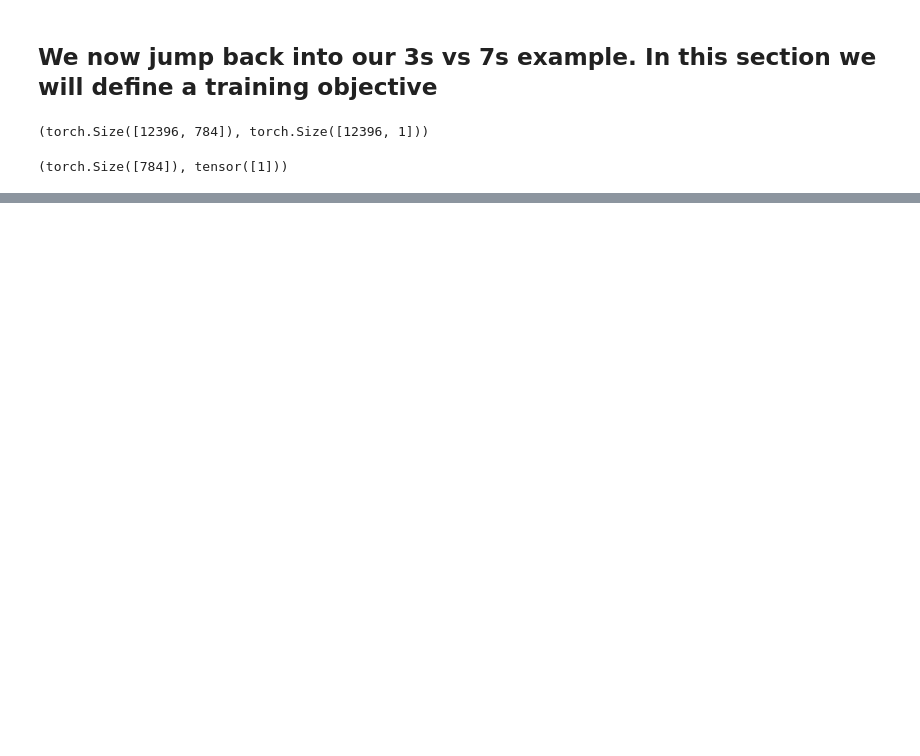
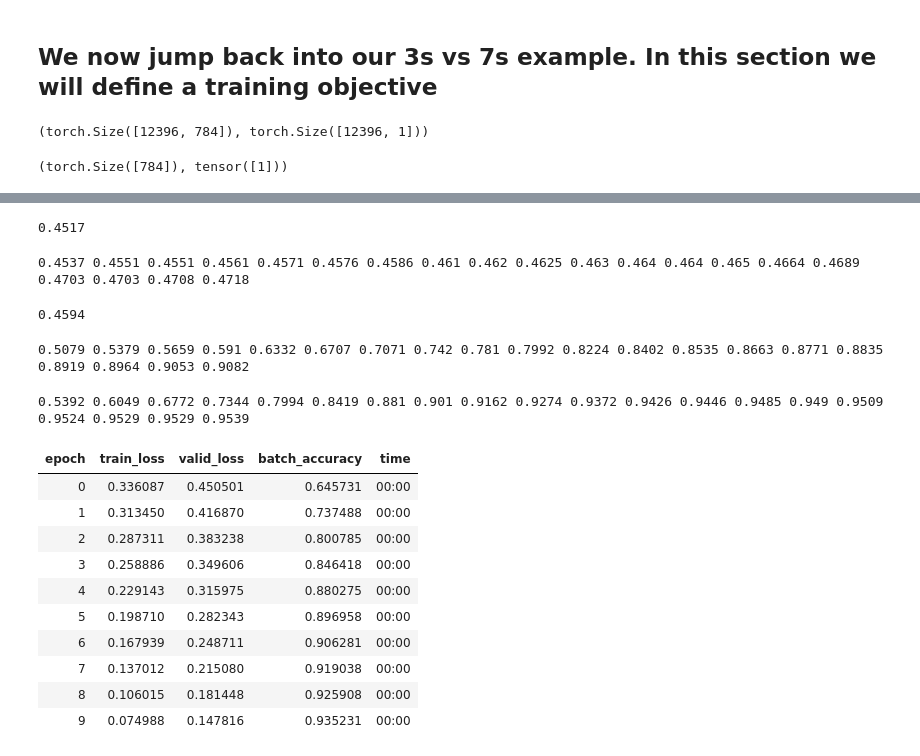
Before and after one commit to steimel60/ML, a Jupyter notebook: DeepLearning/ThreeOrSeven.ipynb, the cells around one changed output, grey strips where cells are left out. Drawn from its saved outputs; the diff is of its cells as text; code cells hidden in the pictures; blank space fills up the shorter version.

```diff
--- a/DeepLearning/ThreeOrSeven.ipynb
+++ b/DeepLearning/ThreeOrSeven.ipynb
@@ -381,0 +432,75 @@ def mnist_loss(predictions, targets):
+# %%
+#Results after 1 epoch
+lr = .0001
+params = weights,bias
+train_epoch(linear1, lr, params)
+validate_epoch(linear1)
+# %% [output]
+0.4517
+# %%
+#For a few more epochs
+for i in range(20):
+  train_epoch(linear1, lr, params)
+  print(validate_epoch(linear1), end=' ')
+# %% [output]
+0.4537 0.4551 0.4551 0.4561 0.4571 0.4576 0.4586 0.461 0.462 0.4625 0.463 0.464 0.464 0.465 0.4664 0.4689 0.4703 0.4703 0.4708 0.4718
+# %%
+#PyTorch provides some useful classes to make it easier to implement
+
+#nn.Linear does same thing as our init_params and linear together
+linear_model = nn.Linear(28*28,1)
+w,b = linear_model.parameters() #we can get trainable parameters
+
+#We can use this info to create an optimizer
+class BasicOptim:
+  def __init__(self, params, lr): self.params,self.lr = list(params), lr
+
+  def step(self, *args, **kwargs):
+    for p in self.params: p.data -= p.grad.data * self.lr
+
+  def zero_grad(self, *args, **kwargs):
+    for p in self.params: p.grad = None
+
+opt = BasicOptim(linear_model.parameters(), lr) #Create optimizer instance
+
+#we can now simplify our training loop
+def train_epoch(model):
+  for xb, yb in dl:
+    calc_grad(xb, yb, model)
+    opt.step()
+    opt.zero_grad()
+#Our validation func still works
+validate_epoch(linear_model)
+# %% [output]
+0.4594
+# %%
+def train_model(model, epochs):
+  for i in range(epochs):
+    train_epoch(model)
+    print(validate_epoch(model), end=' ')
+#Results are the same
+train_model(linear_model, 20)
+# %% [output]
+0.5079 0.5379 0.5659 0.591 0.6332 0.6707 0.7071 0.742 0.781 0.7992 0.8224 0.8402 0.8535 0.8663 0.8771 0.8835 0.8919 0.8964 0.9053 0.9082
+# %%
+#fastAI provides SGD class that does the same thing as BasicOptim
+linear_model = nn.Linear(28*28,1)
+opt = SGD(linear_model.parameters(), lr)
+train_model(linear_model, 20)
+#fastAI also provides a Learner.fit which we can use to replace train_model
+dls = DataLoaders(dl, valid_dl)
+learn = Learner(dls, nn.Linear(28*28,1), opt_func=SGD, loss_func=mnist_loss, metrics=batch_accuracy)
+learn.fit(10, lr=lr)
+# %% [output]
+0.5392 0.6049 0.6772 0.7344 0.7994 0.8419 0.881 0.901 0.9162 0.9274 0.9372 0.9426 0.9446 0.9485 0.949 0.9509 0.9524 0.9529 0.9529 0.9539
+| epoch | train_loss | valid_loss | batch_accuracy | time |
+| 0 | 0.336087 | 0.450501 | 0.645731 | 00:00 |
+| 1 | 0.313450 | 0.416870 | 0.737488 | 00:00 |
+| 2 | 0.287311 | 0.383238 | 0.800785 | 00:00 |
+| 3 | 0.258886 | 0.349606 | 0.846418 | 00:00 |
+| 4 | 0.229143 | 0.315975 | 0.880275 | 00:00 |
+| 5 | 0.198710 | 0.282343 | 0.896958 | 00:00 |
+| 6 | 0.167939 | 0.248711 | 0.906281 | 00:00 |
+| 7 | 0.137012 | 0.215080 | 0.919038 | 00:00 |
+| 8 | 0.106015 | 0.181448 | 0.925908 | 00:00 |
+| 9 | 0.074988 | 0.147816 | 0.935231 | 00:00 |
```
Also changed, not shown: parts of 28 cells of this notebook.
